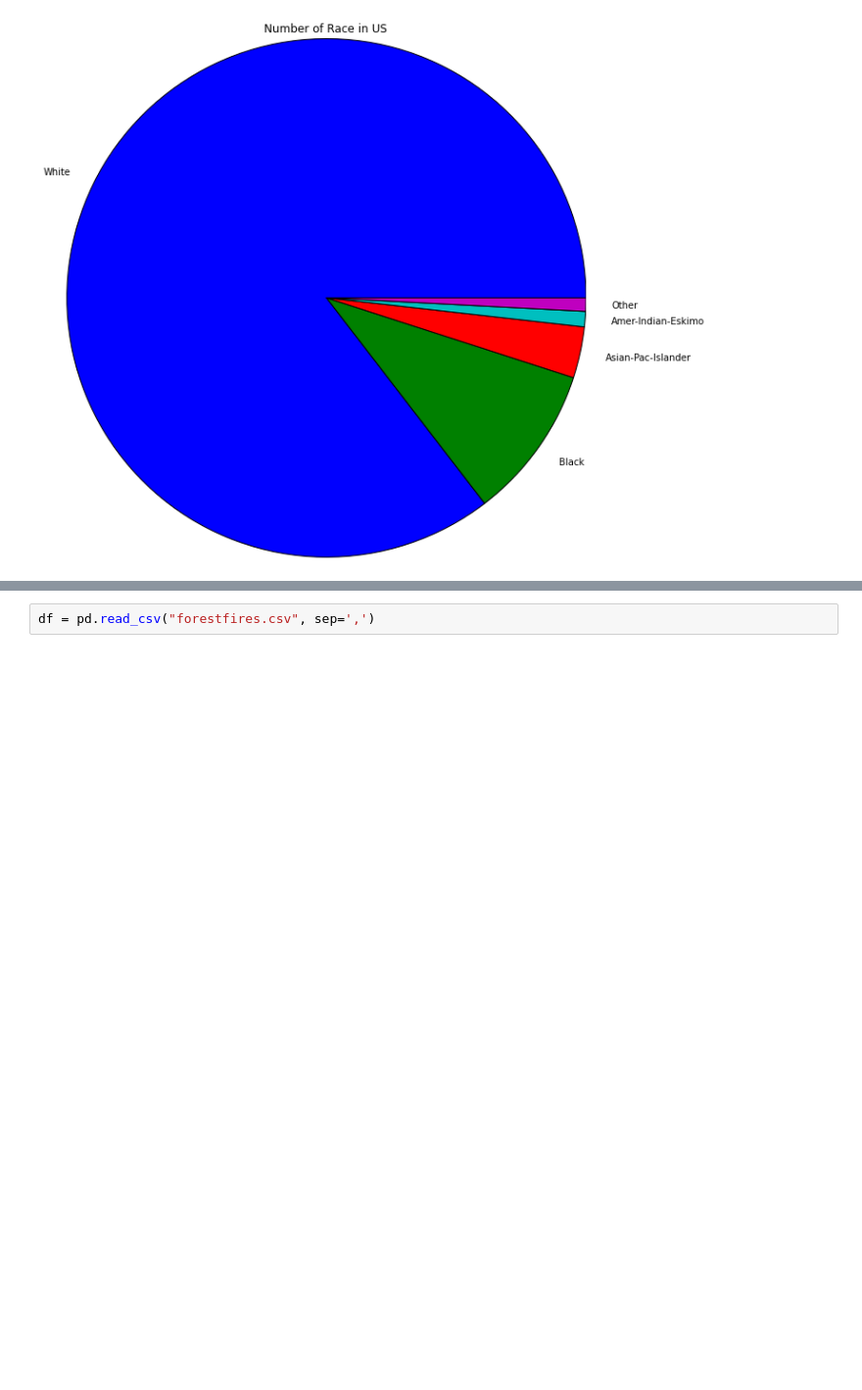
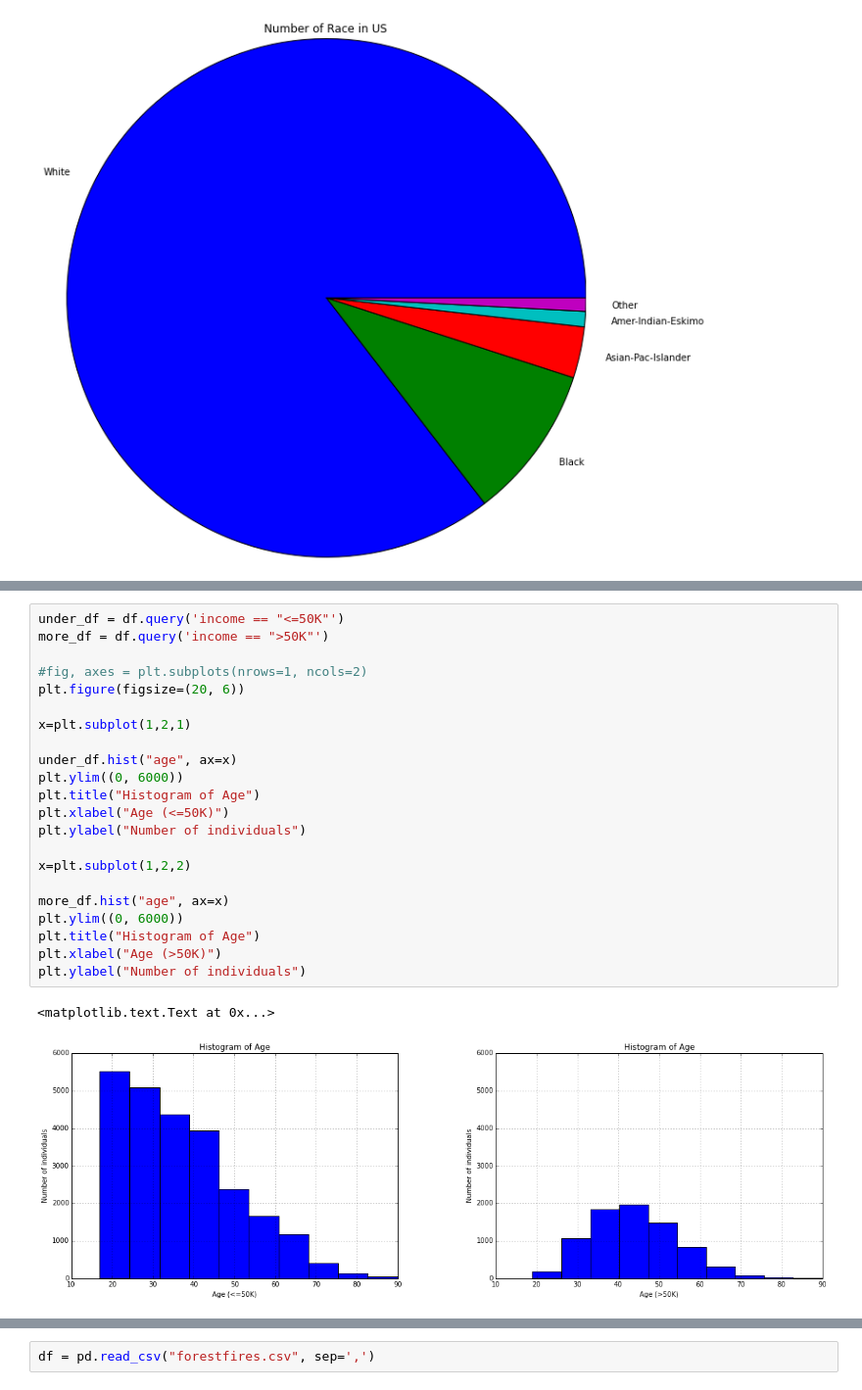
Before and after one commit to Leonhalt3141/py_trainig, a Jupyter notebook: 02_data_analysis.ipynb, the cells around one changed output, grey strips where cells are left out. Shown: that part at 98% size. Cells and saved outputs as stored; diff of their text form; blank space fills up the shorter version.

```diff
--- a/02_data_analysis.ipynb
+++ b/02_data_analysis.ipynb
@@ -91,0 +98,25 @@ plt.title('Number of Race in US')
+# %%
+under_df = df.query('income == "<=50K"')
+more_df = df.query('income == ">50K"')
+
+#fig, axes = plt.subplots(nrows=1, ncols=2)
+plt.figure(figsize=(20, 6))
+
+x=plt.subplot(1,2,1)
+
+under_df.hist("age", ax=x)
+plt.ylim((0, 6000))
+plt.title("Histogram of Age")
+plt.xlabel("Age (<=50K)")
+plt.ylabel("Number of individuals")
+
+x=plt.subplot(1,2,2)
+
+more_df.hist("age", ax=x)
+plt.ylim((0, 6000))
+plt.title("Histogram of Age")
+plt.xlabel("Age (>50K)")
+plt.ylabel("Number of individuals")
+# %% [output]
+<matplotlib.text.Text at 0x...>
+[figure, added]
```
Also changed, not shown: parts of 24 cells of this notebook, 6 other files.
